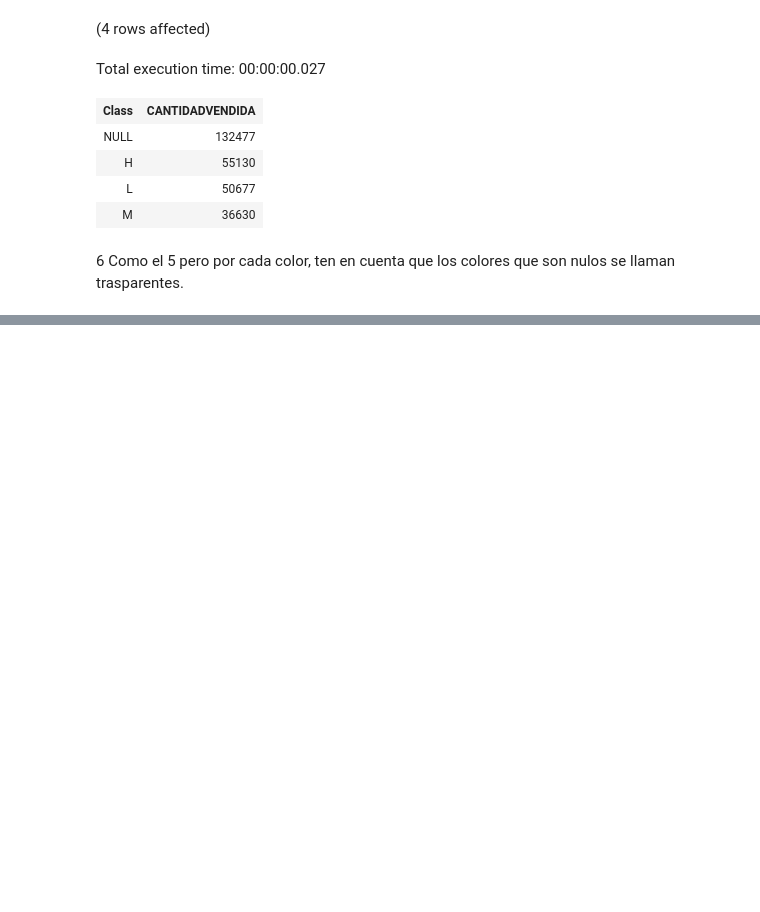
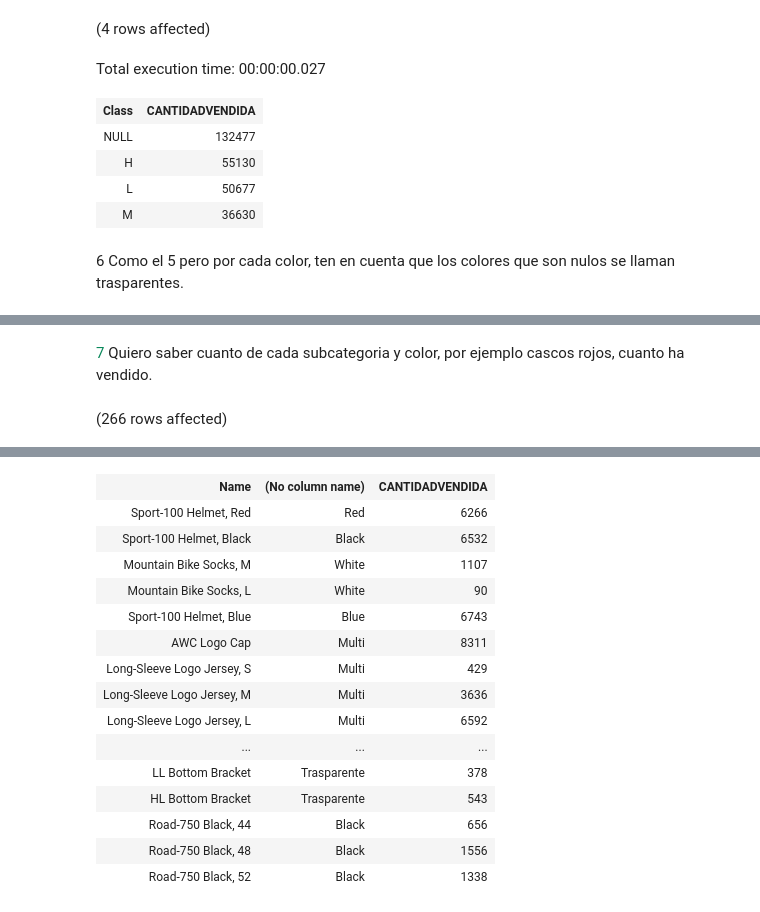
Before and after one commit to Asambler2/Hiberus-enlace, a Jupyter notebook: sql/EJ4VariasTablas/Notebook-1.ipynb, the cells around one changed output, grey strips where cells are left out. Cells and saved outputs as stored; diff of their text form; code cells hidden in the pictures; blank space fills up the shorter version.

```diff
--- a/sql/EJ4VariasTablas/Notebook-1.ipynb
+++ b/sql/EJ4VariasTablas/Notebook-1.ipynb
@@ -118,3 +118,9 @@ Total execution time: 00:00:00.057
 | Silver/Black | 3931 |
 | White | 5217 |
 | Yellow | 32556 |
+# %% [markdown]
+<span style="color: #09885a;">7</span> Quiero saber cuanto de cada subcategoria y color, por ejemplo cascos rojos, cuanto ha vendido.
+# %%
+SELECT P.Name, COALESCE(P.Color, 'Trasparente'), SUM(S.OrderQty) AS CANTIDADVENDIDA FROM Production.Product AS P JOIN SALES.SalesOrderDetail AS S ON P.ProductID = S.ProductID GROUP BY P.Name, P.Color
+# %% [output]
+(266 rows affected)
@@ -120,0 +128,16 @@ Total execution time: 00:00:00.057
+| Name | (No column name) | CANTIDADVENDIDA |
+| Sport-100 Helmet, Red | Red | 6266 |
+| Sport-100 Helmet, Black | Black | 6532 |
+| Mountain Bike Socks, M | White | 1107 |
+| Mountain Bike Socks, L | White | 90 |
+| Sport-100 Helmet, Blue | Blue | 6743 |
+| AWC Logo Cap | Multi | 8311 |
+| Long-Sleeve Logo Jersey, S | Multi | 429 |
+| Long-Sleeve Logo Jersey, M | Multi | 3636 |
+| Long-Sleeve Logo Jersey, L | Multi | 6592 |
+| ... | ... | ... |
+| LL Bottom Bracket | Trasparente | 378 |
+| HL Bottom Bracket | Trasparente | 543 |
+| Road-750 Black, 44 | Black | 656 |
+| Road-750 Black, 48 | Black | 1556 |
+| Road-750 Black, 52 | Black | 1338 |
```
Also changed, not shown: parts of 24 cells of this notebook.
